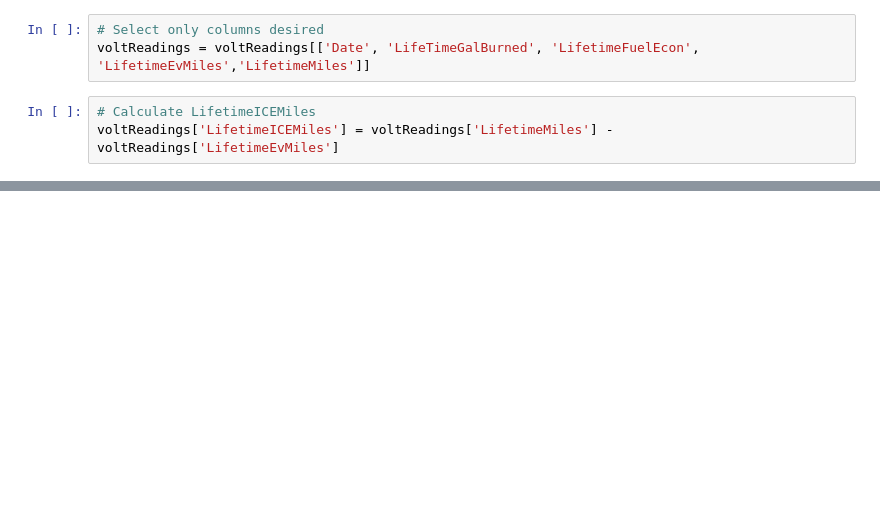
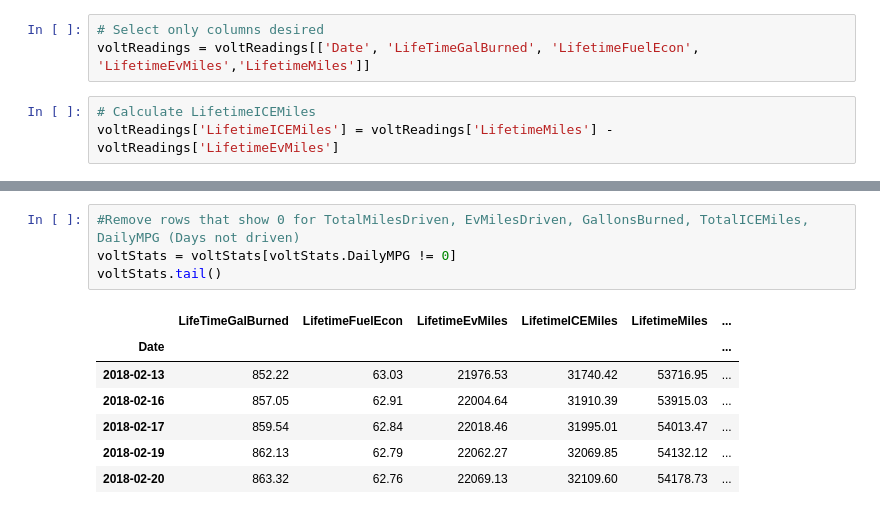
Before and after one commit to derek-palmer/volt-metrics, a Jupyter notebook: volt-metrics/volume/Volt Analytics.ipynb, the cells around one changed output, grey strips where cells are left out. Cells and saved outputs as stored; diff of their text form; blank space fills up the shorter version.

```diff
--- a/jupyter/volume/Volt Analytics.ipynb
+++ b/volt-metrics/volume/Volt Analytics.ipynb
@@ -143,0 +147,12 @@ voltStats.head()
+# %%
+#Remove rows that show 0 for TotalMilesDriven, EvMilesDriven, GallonsBurned, TotalICEMiles, DailyMPG (Days not driven)
+voltStats = voltStats[voltStats.DailyMPG != 0]
+voltStats.tail()
+# %% [output]
+|  | LifeTimeGalBurned | LifetimeFuelEcon | LifetimeEvMiles | LifetimeICEMiles | LifetimeMiles | ... |
+| Date |  |  |  |  |  | ... |
+| 2018-02-13 | 852.22 | 63.03 | 21976.53 | 31740.42 | 53716.95 | ... |
+| 2018-02-16 | 857.05 | 62.91 | 22004.64 | 31910.39 | 53915.03 | ... |
+| 2018-02-17 | 859.54 | 62.84 | 22018.46 | 31995.01 | 54013.47 | ... |
+| 2018-02-19 | 862.13 | 62.79 | 22062.27 | 32069.85 | 54132.12 | ... |
+| 2018-02-20 | 863.32 | 62.76 | 22069.13 | 32109.60 | 54178.73 | ... |
```
Also changed, not shown: parts of 11 cells of this notebook, 12 other files.
